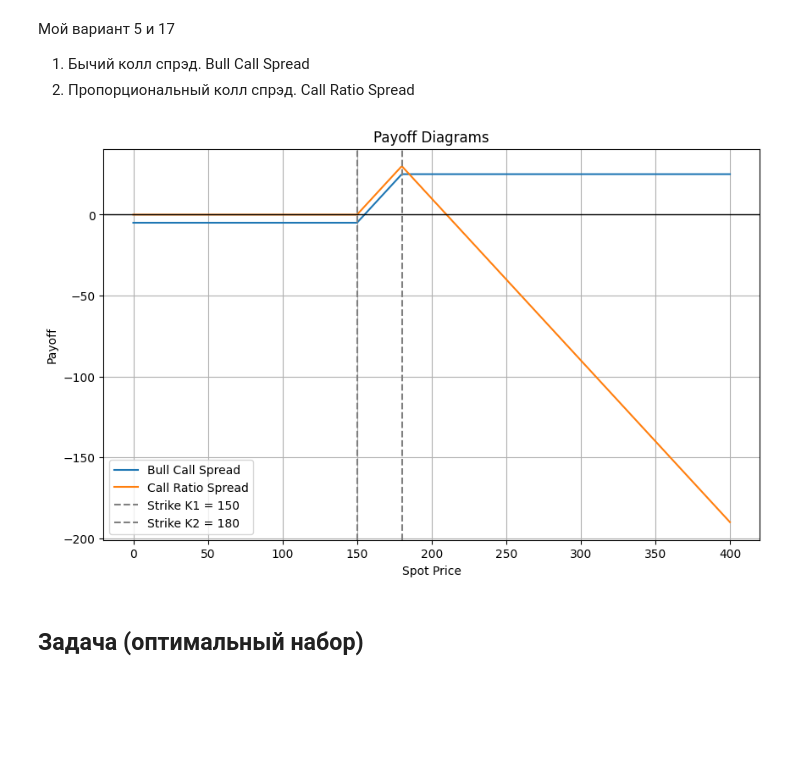
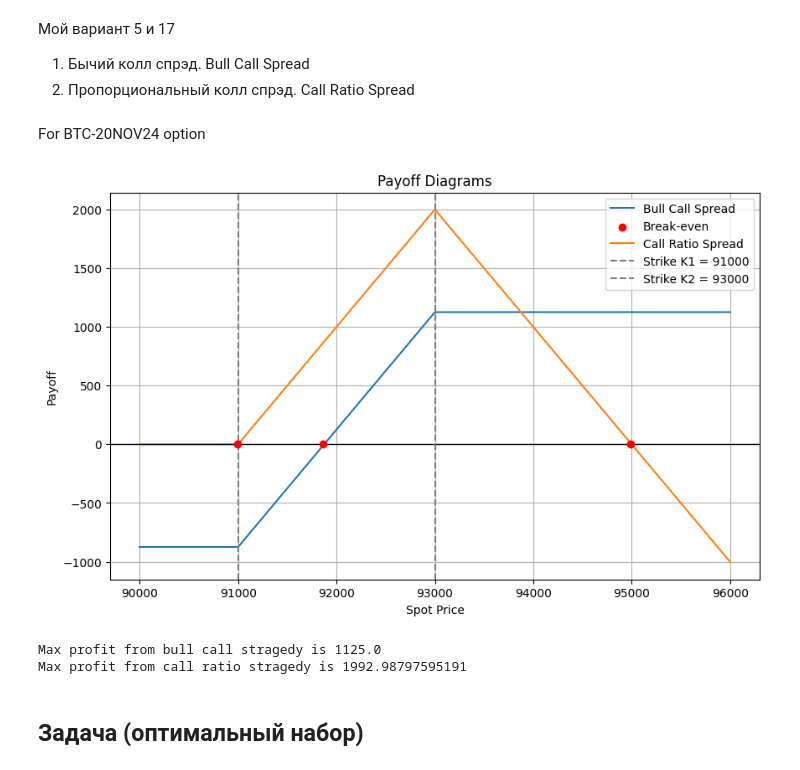
Before and after one commit to MiromanovDaniil/GSFP-labs, a Jupyter notebook: lab_1_GSFP.ipynb, the cells around one changed output. Cells and saved outputs as stored; diff of their text form; code cells hidden in the pictures; blank space fills up the shorter version.

```diff
--- a/lab_1_GSFP.ipynb
+++ b/lab_1_GSFP.ipynb
@@ -603,6 +603,8 @@ $i$ и $i+12$, где $i$ -- ваша фамилия по алфавиту:
 Мой вариант 5 и 17
 1. Бычий колл спрэд. Bull Call Spread
 2. Пропорциональный колл спрэд. Call Ratio Spread
+# %% [markdown]
+For BTC-20NOV24 option
 # %%
 def calculate_payoff(S, K1, K2, C1, C2, strategy_type):
     """
@@ -645,6 +647,13 @@ def plot_payoff(S, payoffs, strategy_names, K1, K2):
     for payoff, name in zip(payoffs, strategy_names):
         plt.plot(S, payoff, label=name)
 
+            # Вычисление точек безубыточности
+        break_even_points = calculate_break_even_points(S, payoff)
+
+        # Добавление точек безубыточности на график
+        for bep in break_even_points:
+            plt.scatter(bep, 0, color='red', zorder=5, label=f"Break-even" if name == strategy_names[0] else None)
+
     plt.axhline(0, color='black', linewidth=1, linestyle='-')
     plt.axvline(K1, color='gray', linestyle='--', label=f"Strike K1 = {K1}")
     plt.axvline(K2, color='gray', linestyle='--', label=f"Strike K2 = {K2}")
@@ -654,23 +663,43 @@ def plot_payoff(S, payoffs, strategy_names, K1, K2):
     plt.legend()
     plt.grid()
     plt.show()
+
+def calculate_break_even_points(S, payoff):
+    """
+    Вычисление точек безубыточности, где payoff равен 0.
+
+    Параметры:
+    - S: Массив цен базового актива.
+    - payoff: Массив выплат.
+
+    Возвращает:
+    - Список точек безубыточности.
+    """
+    zero_crossings = np.where(np.diff(np.sign(payoff)))[0]
+    break_even_points = S[zero_crossings]
+    return break_even_points
 # %%
 # Параметры стратегии
-S = np.linspace(0, 400, 500)  # Диапазон цен базового актива
-K1, K2 = 150, 180             # Низкий и высокий страйки
-C1, C2 = 10, 5                # Премии купленного и проданного опциона
+S = np.linspace(90000, 96000, 500)  # Диапазон цен базового актива
+K1, K2 = 91000, 93000             # Низкий и высокий страйки
+C1, C2 = 1749, 874                # Премии купленного и проданного опциона
 
 # Вычисление выплат
 bull_call_payoff = calculate_payoff(S, K1, K2, C1, C2, "bull_call")
 call_ratio_payoff = calculate_payoff(S, K1, K2, C1, C2, "call_ratio")
 
 # Построение графика
 plot_payoff(S,
             [bull_call_payoff, call_ratio_payoff],
             ["Bull Call Spread", "Call Ratio Spread"],
             K1, K2)
+
+print(f'Max profit from bull call stragedy is {np.max(bull_call_payoff)}')
+print(f'Max profit from call ratio stragedy is {np.max(call_ratio_payoff)}')
 # %% [output]
-[figure, old version]
+[figure, new version]
+Max profit from bull call stragedy is 1125.0
+Max profit from call ratio stragedy is 1992.98797595191
 # %% [markdown]
 ## Задача (оптимальный набор)
 # %% [markdown]
```
Also changed, not shown: parts of 3 cells of this notebook, 3 other files.
